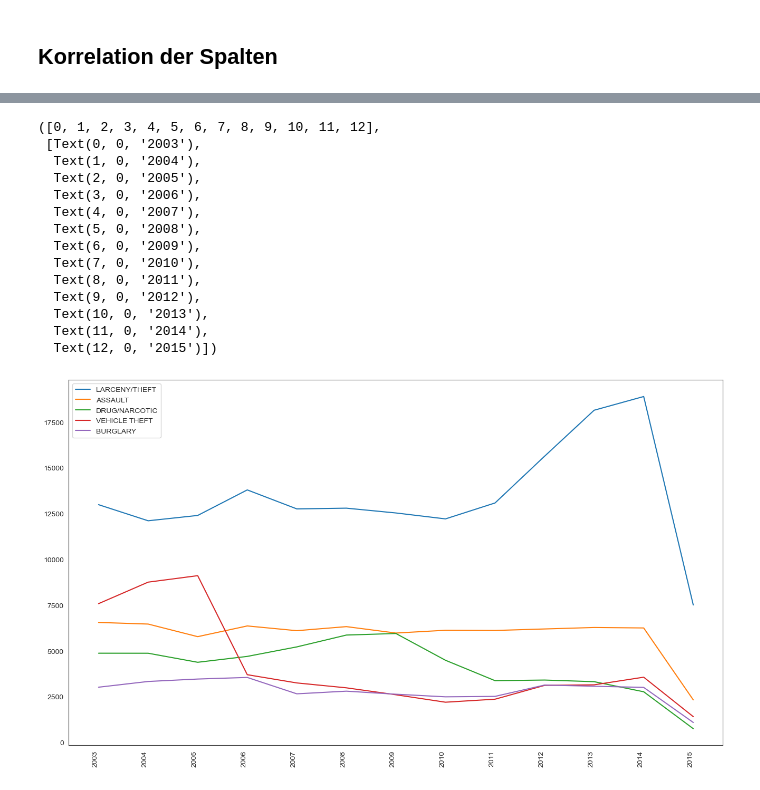
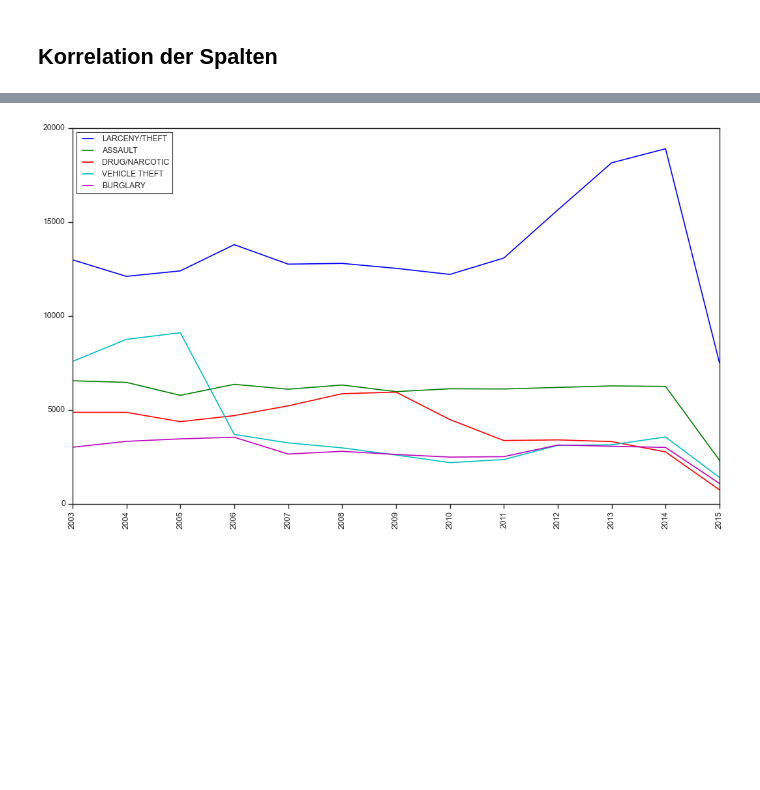
Before and after one commit to FelixSiegfriedRiedel/San-Francisco-Crime, a Jupyter notebook: sf_crime_analysis.ipynb, the cells around one changed output, grey strips where cells are left out. Saved outputs shown, nothing was run; the diff lists cells and outputs as text; code cells hidden in the pictures; blank space fills up the shorter version.

Commit message:
Fine tune diagramms, calculate total amount of crimes per area

```diff
--- a/sf_crime_analysis.ipynb
+++ b/sf_crime_analysis.ipynb
@@ -251,34 +194,23 @@ train.head()
 | 6 | 2015-05-13 23:30:00 | VEHICLE THEFT | STOLEN AUTOMOBILE | Wednesday | INGLESIDE | NONE | AVALON AV / PERU AV | -122.423327 | 37.725138 | ... |
 | 7 | 2015-05-13 23:30:00 | VEHICLE THEFT | STOLEN AUTOMOBILE | Wednesday | BAYVIEW | NONE | KIRKWOOD AV / DONAHUE ST | -122.371274 | 37.727564 | ... |
 # %%
-sns.set_style("white")
+sns.set_style("ticks")
+sns.set_context('notebook', font_scale = 1)
 
 train_year_cat = train.groupby(by=["Year", "Category"], as_index=False).count()
 data = train_year_cat.pivot_table(index="Year", columns="Category", values="Descript")
 
 fig = plt.figure(figsize=(16,9))
 
 for category in categories:
     plt.plot(data[category], label=category)
 
-plt.legend()
-plt.xticks(rotation=90, ha="right")
+plt.legend(loc="upper left")
+tix = plt.xticks()[0]
+plt.xticks(tix, rotation=90, ha="center")
+plt.show()
 # %% [output]
-([0, 1, 2, 3, 4, 5, 6, 7, 8, 9, 10, 11, 12],
- [Text(0, 0, '2003'),
-  Text(1, 0, '2004'),
-  Text(2, 0, '2005'),
-  Text(3, 0, '2006'),
-  Text(4, 0, '2007'),
-  Text(5, 0, '2008'),
-  Text(6, 0, '2009'),
-  Text(7, 0, '2010'),
-  Text(8, 0, '2011'),
-  Text(9, 0, '2012'),
-  Text(10, 0, '2013'),
-  Text(11, 0, '2014'),
-  Text(12, 0, '2015')])
-[figure, old version]
+[figure, new version]
 # %%
 train_yearmonth_cat = train.groupby(by=["YearMonth", "Category"], as_index=False).count()
 data = train_yearmonth_cat.pivot_table(index="YearMonth", columns="Category", values="Descript")
```
Also changed, not shown: parts of 18 cells of this notebook.
